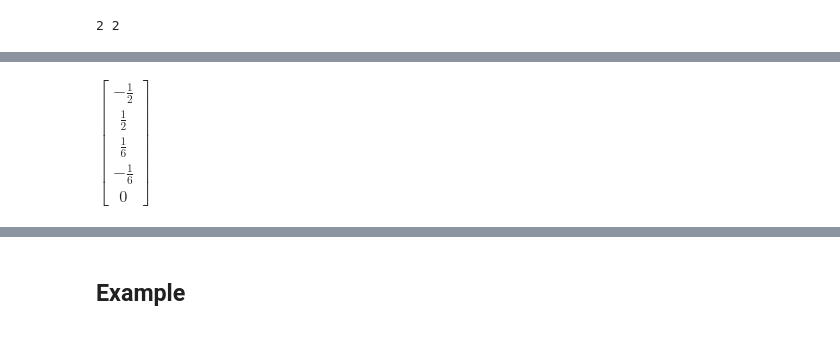
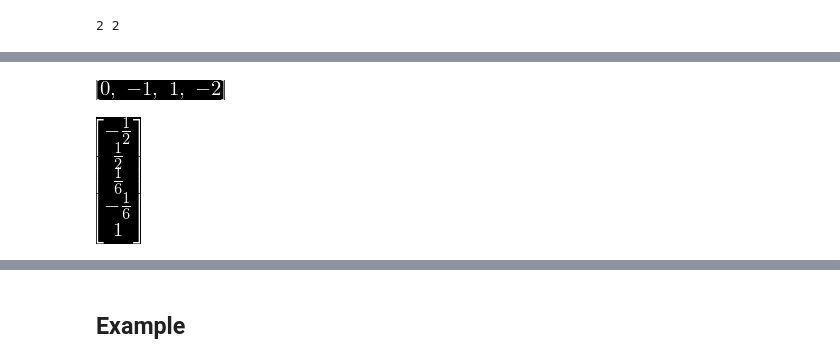
Before and after one commit to tarsioonofrio/fast-convolution-rtl, a Jupyter notebook: blahut5.2toom-cook3x3.ipynb, the cells around one changed output, grey strips where cells are left out. Saved outputs shown, nothing was run; the diff lists cells and outputs as text; code cells hidden in the pictures.

```diff
--- a/blahut5.2toom-cook3x3.ipynb
+++ b/blahut5.2toom-cook3x3.ipynb
@@ -132,8 +113,18 @@ $\displaystyle \left[\begin{matrix}x^{3} + 2 x^{2} - x - 2\\x^{3} + x^{2} - 2 x\
+# %%
+bi_inf = [x for x in bi if x != sy.oo]
+bi_inf
+# %% [output]
+[figure, added]
 # %%
-cq = [1/sy.expand(np.prod([(b0 - b) for b in i if b != sy.oo])) for b0, i in zip(bi, itertools.combinations(reversed(bi), len(bi)-1))]
+_cq = [
+    1/sy.expand(np.prod([(b0 - b) for b in i]))
+    for b0, i in
+    zip(bi_inf, itertools.combinations(reversed(bi_inf), len(bi_inf)-1))
+]
+cq = _cq + [1]
 sy.Matrix(cq)
 # %% [output]
-$\displaystyle \left[\begin{matrix}- \frac{1}{2}\\\frac{1}{2}\\\frac{1}{6}\\- \frac{1}{6}\\0\end{matrix}\right]$
+[figure, added]
 # %%
 c0 = sy.Matrix([s.subs({x:0}) for s in cd])
 c0.T
```
Also changed, not shown: parts of 32 cells of this notebook, 6 other files.
